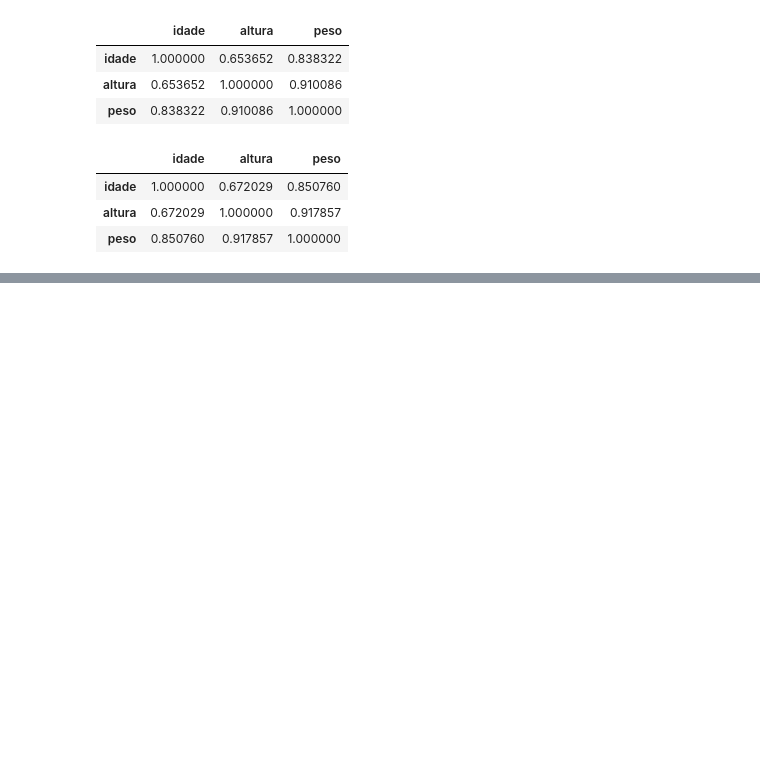
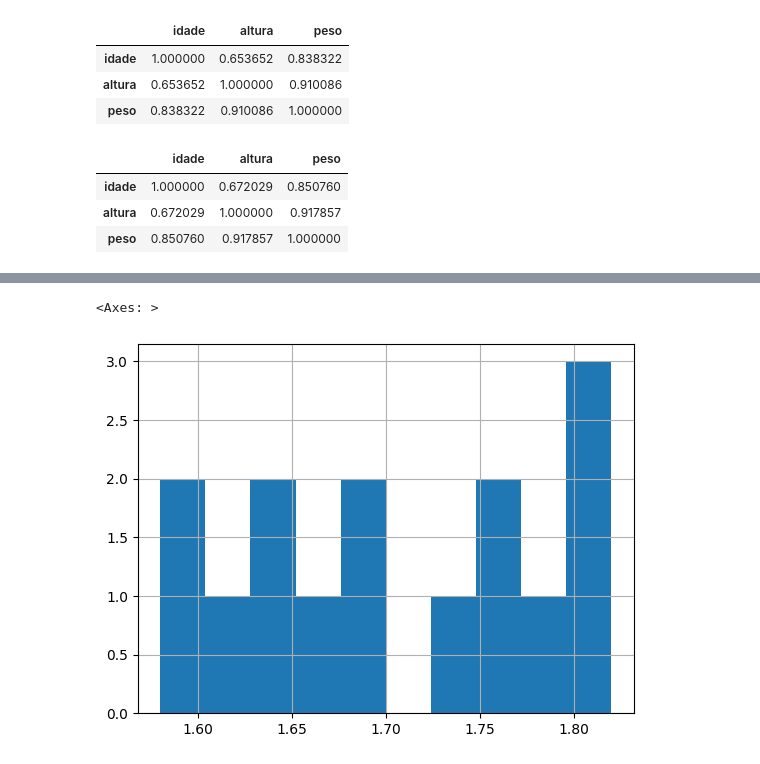
Before and after one commit to v1cferr/study, a Jupyter notebook: rocketseat/ai-dev/teste.ipynb, the cells around one changed output, grey strips where cells are left out. Drawn from its saved outputs; the diff is of its cells as text; code cells hidden in the pictures; blank space fills up the shorter version.

```diff
--- a/rocketseat/ai-dev/teste.ipynb
+++ b/rocketseat/ai-dev/teste.ipynb
@@ -132,0 +146,6 @@ df.select_dtypes(include='number').corr(method='spearman')
+# %%
+# Histograma - Altura
+df.altura.hist()
+# %% [output]
+<Axes: >
+[figure, added]
```
Also changed, not shown: parts of 3 cells of this notebook, 2 other files.
